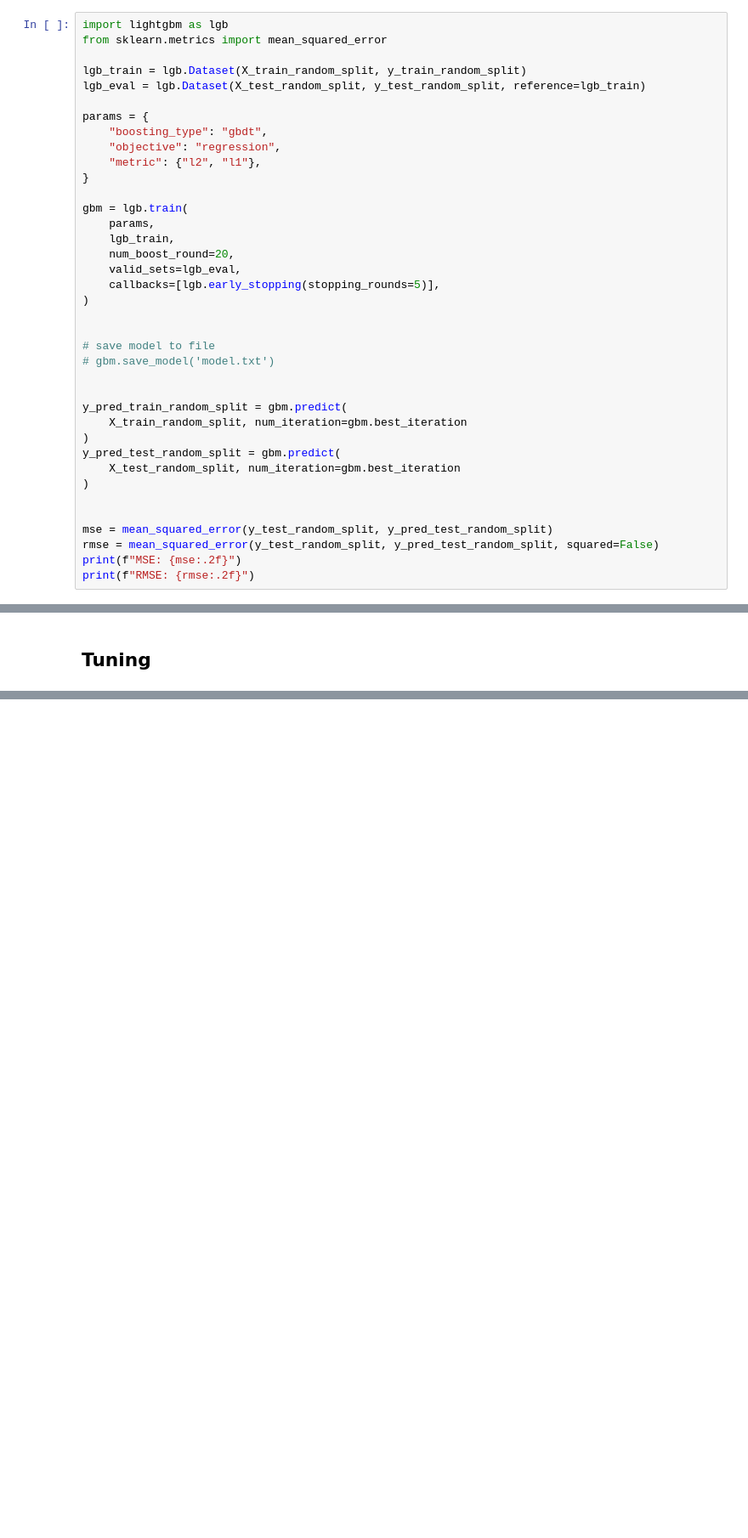
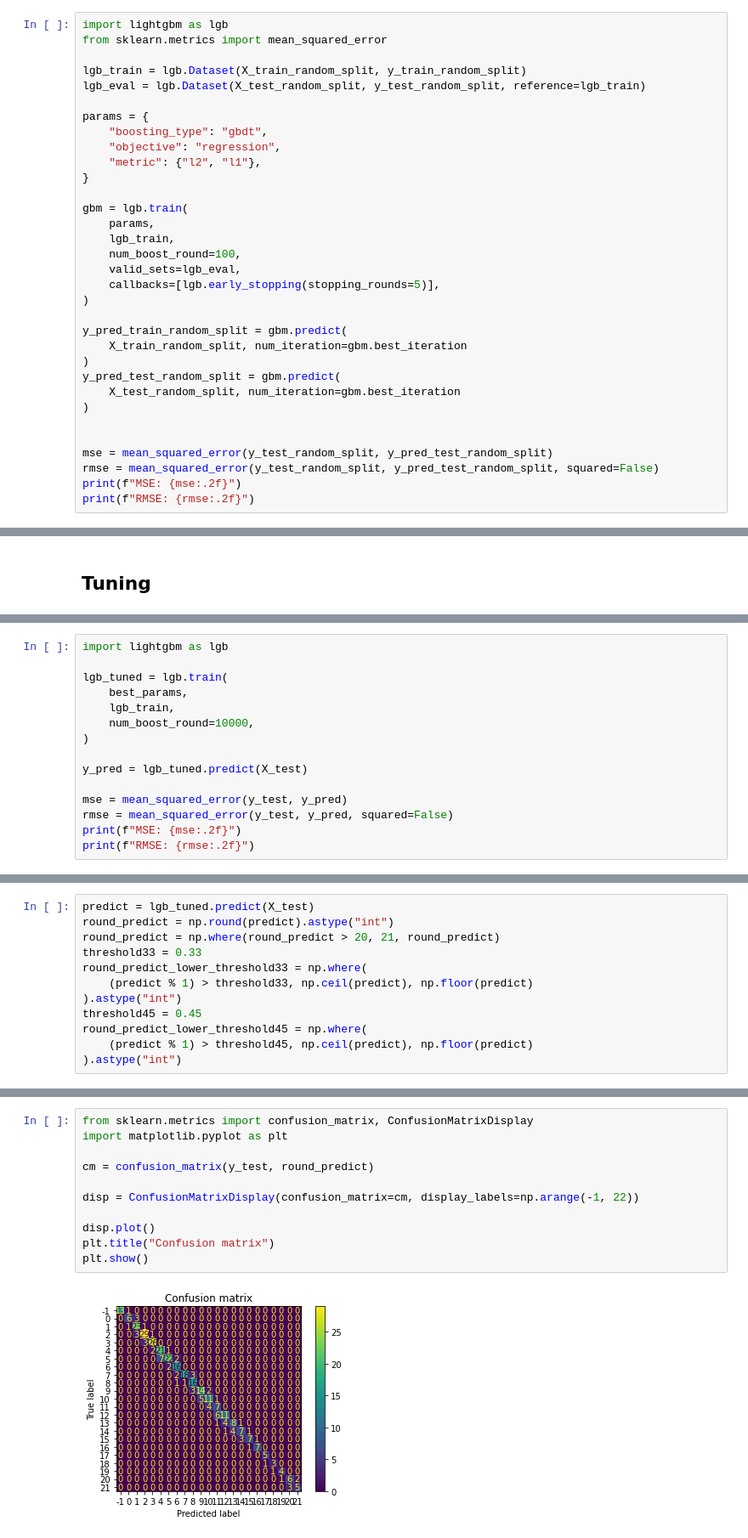
Before and after one commit to Paulina100/ML-for-TTRPG-game-design, a Jupyter notebook: notebooks/models/LightGBM.ipynb, the cells around one changed output, grey strips where cells are left out. Shown at 85% size. Cells and saved outputs as stored; diff of their text form; blank space fills up the shorter version.

```diff
--- a/notebooks/models/LightGBM.ipynb
+++ b/notebooks/models/LightGBM.ipynb
@@ -219,15 +213,10 @@ params = {
 gbm = lgb.train(
     params,
     lgb_train,
-    num_boost_round=20,
+    num_boost_round=100,
     valid_sets=lgb_eval,
     callbacks=[lgb.early_stopping(stopping_rounds=5)],
 )
-
-
-# save model to file
-# gbm.save_model('model.txt')
-
 
 y_pred_train_random_split = gbm.predict(
     X_train_random_split, num_iteration=gbm.best_iteration
@@ -597,0 +338,15 @@ if __name__ == "__main__":
+# %%
+import lightgbm as lgb
+
+lgb_tuned = lgb.train(
+    best_params,
+    lgb_train,
+    num_boost_round=10000,
+)
+
+y_pred = lgb_tuned.predict(X_test)
+
+mse = mean_squared_error(y_test, y_pred)
+rmse = mean_squared_error(y_test, y_pred, squared=False)
+print(f"MSE: {mse:.2f}")
+print(f"RMSE: {rmse:.2f}")
@@ -597,0 +360,12 @@ if __name__ == "__main__":
+# %%
+predict = lgb_tuned.predict(X_test)
+round_predict = np.round(predict).astype("int")
+round_predict = np.where(round_predict > 20, 21, round_predict)
+threshold33 = 0.33
+round_predict_lower_threshold33 = np.where(
+    (predict % 1) > threshold33, np.ceil(predict), np.floor(predict)
+).astype("int")
+threshold45 = 0.45
+round_predict_lower_threshold45 = np.where(
+    (predict % 1) > threshold45, np.ceil(predict), np.floor(predict)
+).astype("int")
@@ -597,0 +407,13 @@ if __name__ == "__main__":
+# %%
+from sklearn.metrics import confusion_matrix, ConfusionMatrixDisplay
+import matplotlib.pyplot as plt
+
+cm = confusion_matrix(y_test, round_predict)
+
+disp = ConfusionMatrixDisplay(confusion_matrix=cm, display_labels=np.arange(-1, 22))
+
+disp.plot()
+plt.title("Confusion matrix")
+plt.show()
+# %% [output]
+[figure, added]
```
Also changed, not shown: parts of 32 cells of this notebook.
